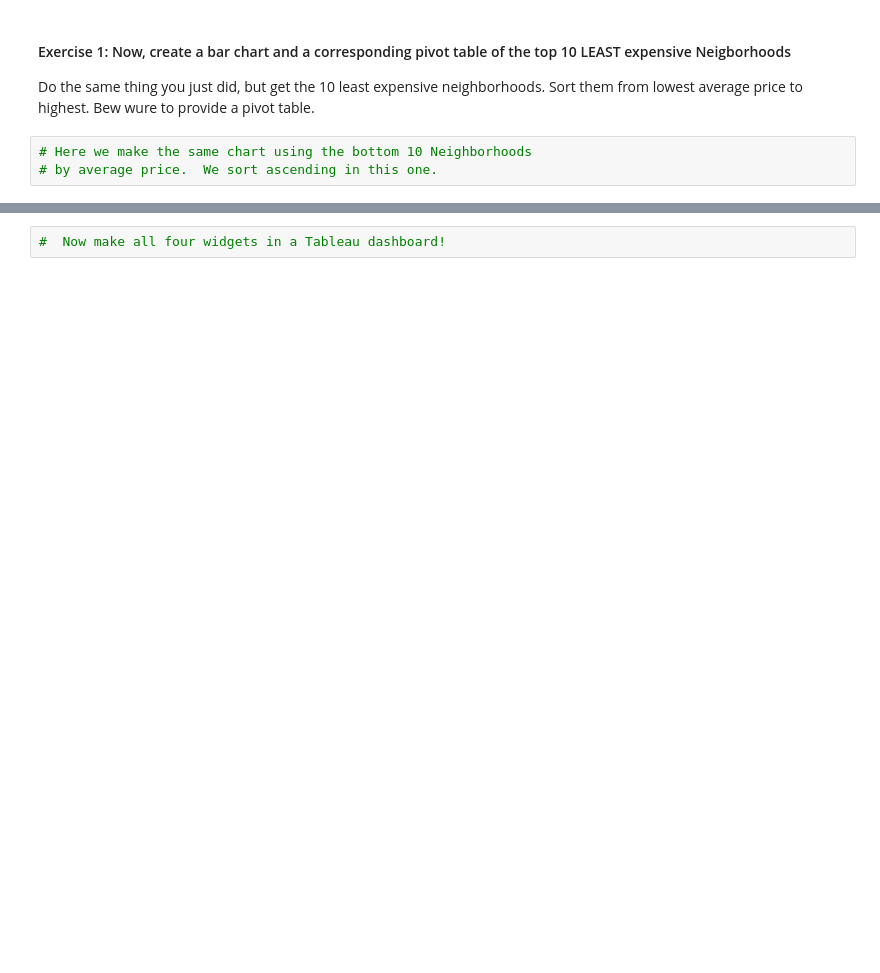
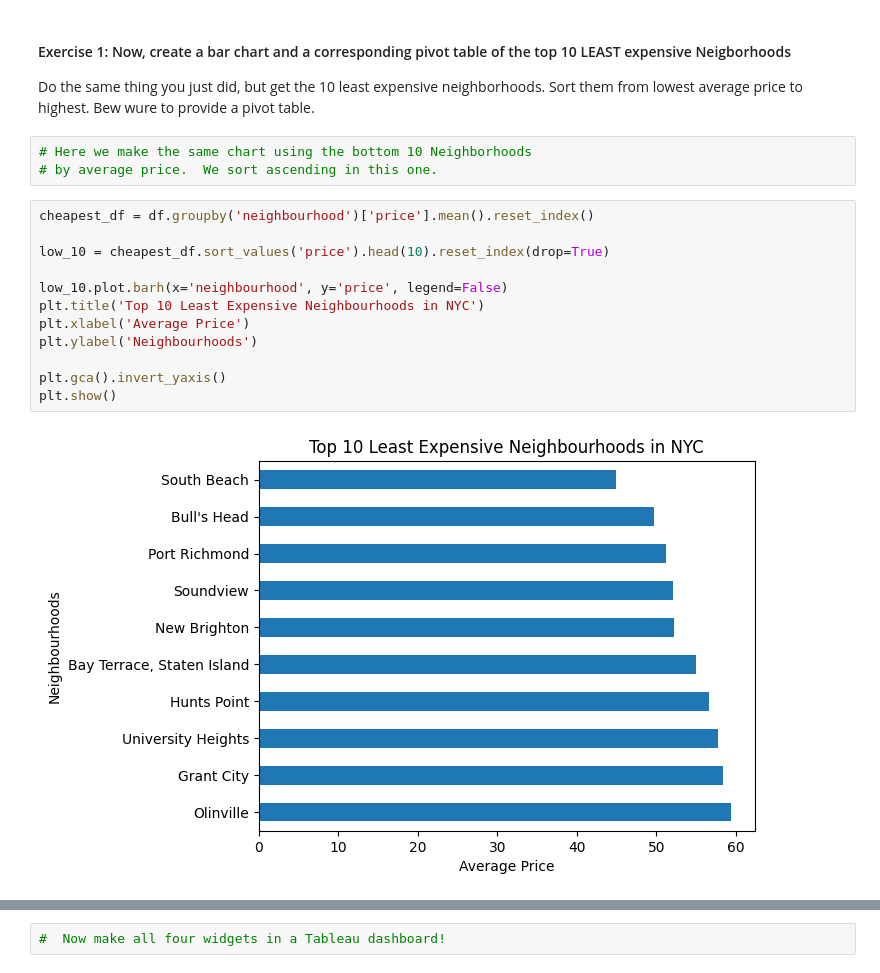
Before and after one commit to arnavdeepaware/my-fork-2024-DS-Wed, a Jupyter notebook: Week-03-Data_Analytics-Data_Viz-BI_tools/Exercise- AD copy.ipynb, the cells around one changed output, grey strips where cells are left out. Saved outputs shown, nothing was run; the diff lists cells and outputs as text; blank space fills up the shorter version.

```diff
--- a/Week-03-Data_Analytics-Data_Viz-BI_tools/Exercise- AD copy.ipynb
+++ b/Week-03-Data_Analytics-Data_Viz-BI_tools/Exercise- AD copy.ipynb
@@ -79,5 +79,19 @@ Do the same thing you just did, but get the 10 least expensive neighborhoods.  S
 # %%
 # Here we make the same chart using the bottom 10 Neighborhoods
 # by average price.  We sort ascending in this one.
+# %%
+cheapest_df = df.groupby('neighbourhood')['price'].mean().reset_index()
+
+low_10 = cheapest_df.sort_values('price').head(10).reset_index(drop=True)
+
+low_10.plot.barh(x='neighbourhood', y='price', legend=False)
+plt.title('Top 10 Least Expensive Neighbourhoods in NYC')
+plt.xlabel('Average Price')
+plt.ylabel('Neighbourhoods')
+
+plt.gca().invert_yaxis()
+plt.show()
+# %% [output]
+[figure, added]
 # %%
 # we also would like to have the corresponding pivot table of the top 10
```
Also changed, not shown: parts of 2 cells of this notebook.
